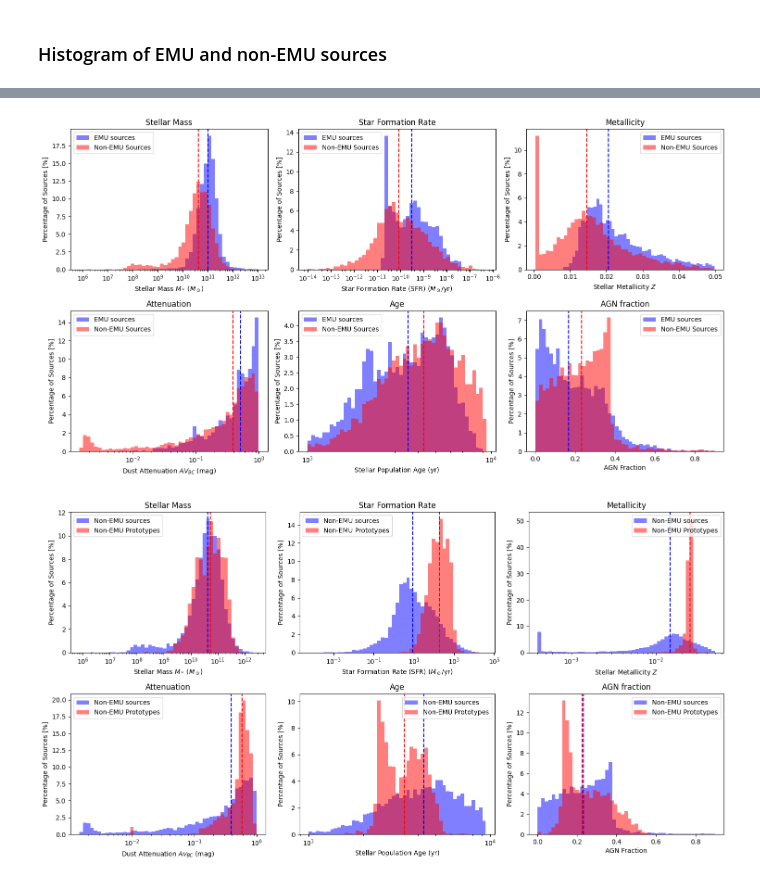
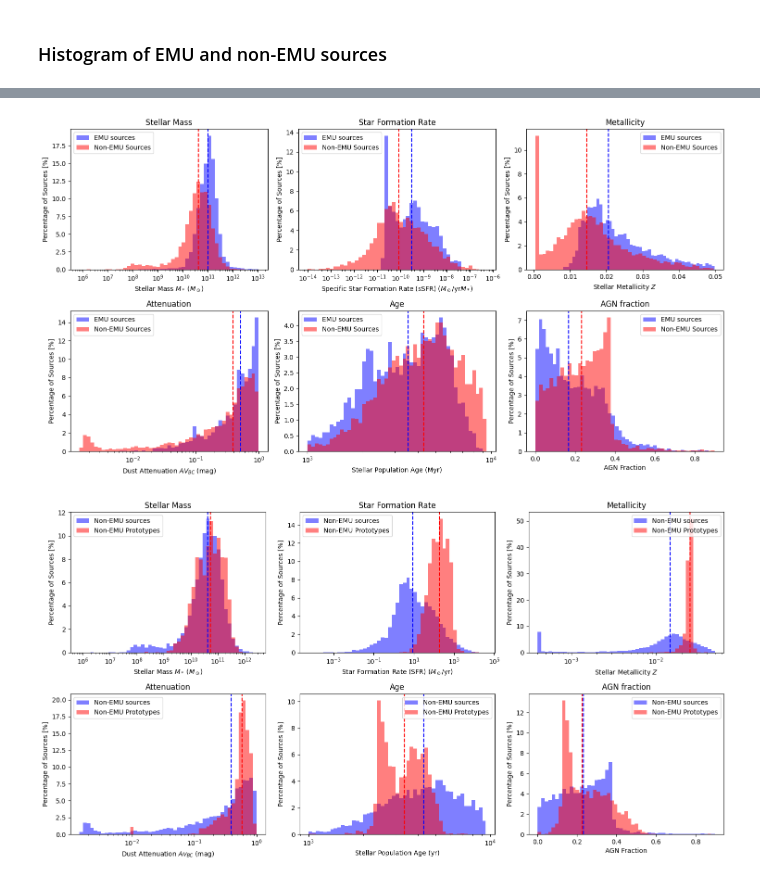
Before and after one commit to theWebTardigrade/fundamental-properties-of-EMU-radio-sources, a Jupyter notebook: code/8.5_CIGALE_results_EMU_vs_NON-EMU.ipynb, the cells around one changed output, grey strips where cells are left out. Drawn from its saved outputs; the diff is of its cells as text; code cells hidden in the pictures.

```diff
--- a/code/8.5_CIGALE_results_EMU_vs_NON-EMU.ipynb
+++ b/code/8.5_CIGALE_results_EMU_vs_NON-EMU.ipynb
@@ -134,7 +134,7 @@ AGN Fraction: 0.1670 ± 0.2244
 # %%
 def plot_log_hist_percent_2rows_sns(
     df1, df2, columns, x_labels, legend_positions,
-    labels, titles, figsize=(15, 8), bins=50
+    labels, titles, values1, values2, errors1, errors2, figsize=(15, 8), bins=50
 ):
 
     n = len(columns)
@@ -170,8 +170,8 @@ def plot_log_hist_percent_2rows_sns(
                 color='red'
             )
             # Medians
-            ax.axvline(data1.median(), color='blue', linestyle='dashed', linewidth=1.5)
-            ax.axvline(data2.median(), color='red', linestyle='dashed', linewidth=1.5)
+            ax.axvline(data1.median(), color='blue', linestyle='dashed', linewidth=1.5, label= f'{values1[i]:.2f} ± {errors1[i]:.2f}')
+            ax.axvline(data2.median(), color='red', linestyle='dashed', linewidth=1.5, label= f'{values2[i]:.2f} ± {errors2[i]:.2f}')
 
             ax.set_xlabel(x_labels[i])
 
@@ -203,8 +203,8 @@ def plot_log_hist_percent_2rows_sns(
             ax.set_xlabel(x_labels[i])
 
             # Means (log scale plots)
-            ax.axvline(data1.median(), color='blue', linestyle='dashed', linewidth=1.5)
-            ax.axvline(data2.median(), color='red', linestyle='dashed', linewidth=1.5)
+            ax.axvline(data1.median(), color='blue', linestyle='dashed', linewidth=1.5, label= f'10^({values1[i]:.2f} ± {errors1[i]:.2f})')
+            ax.axvline(data2.median(), color='red', linestyle='dashed', linewidth=1.5, label= f'10^({values2[i]:.2f} ± {errors2[i]:.2f})')
 
         ax.set_title(titles[i])
         ax.set_ylabel('Percentage of Sources [%]')
@@ -217,4 +217,5 @@ def plot_log_hist_percent_2rows_sns(
         axes[row, col_idx].axis('off')
 
     plt.tight_layout()
+    plt.savefig("/home/polaris/Lab_Astro/cigale.png", dpi=72)
     plt.show()
@@ -221,25 +248,25 @@ def plot_log_hist_percent_2rows_sns(
 # %%
 plot_log_hist_percent_2rows_sns(
     df1=emu_sources_best,
     df2=nonemu_sources_best,
     columns=[
         'bayes.stellar.m_star', 'bayes.sfh.sfr_permass', 'bayes.stellar.metallicity',
         'bayes.attenuation.Av_BC', 'bayes.sfh.age', 'bayes.agn.fracAGN'
     ],
     x_labels=[
         r"Stellar Mass $M_*$ ($M_\odot$)",
-        r"Star Formation Rate (SFR) ($M_\odot$/yr)",
+        r"Specific Star Formation Rate (sSFR) ($M_\odot$/yr$M_*$)",
         r"Stellar Metallicity $Z$",
         r"Dust Attenuation $AV_{BC}$ (mag)",
-        r"Stellar Population Age (yr)",
+        r"Stellar Population Age (Myr)",
         r"AGN Fraction",
     ],
     labels=("EMU sources", "Non-EMU Sources"),
     legend_positions= ['upper left', 'upper left','upper right','upper left','upper left','upper right' ],
     titles = ['Stellar Mass', 'Star Formation Rate', 'Metallicity', 'Attenuation', 'Age', 'AGN fraction']
 )
 # %% [output]
-[figure, old version]
+[figure, new version]
 # %%
 plot_log_hist_percent_2rows_sns(
     df1=nonemu_sources_best,
```
Also changed, not shown: parts of 2 cells of this notebook, 1 other file.
